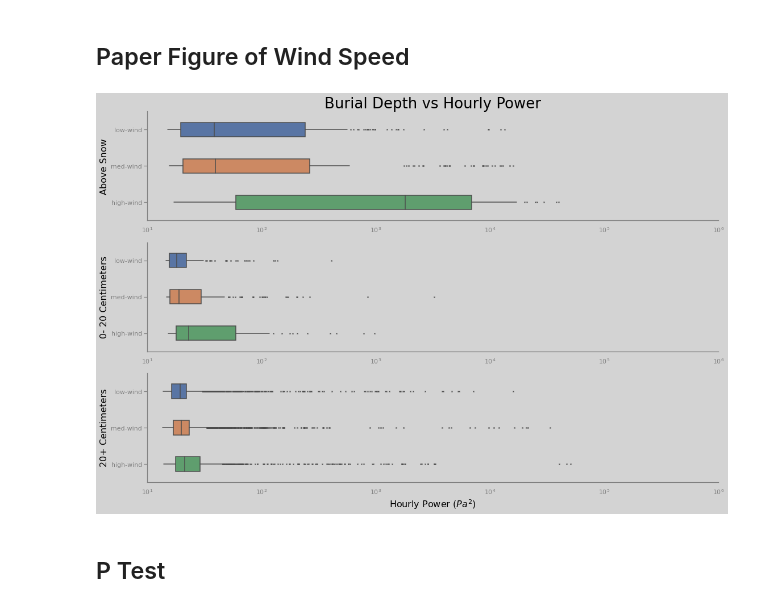
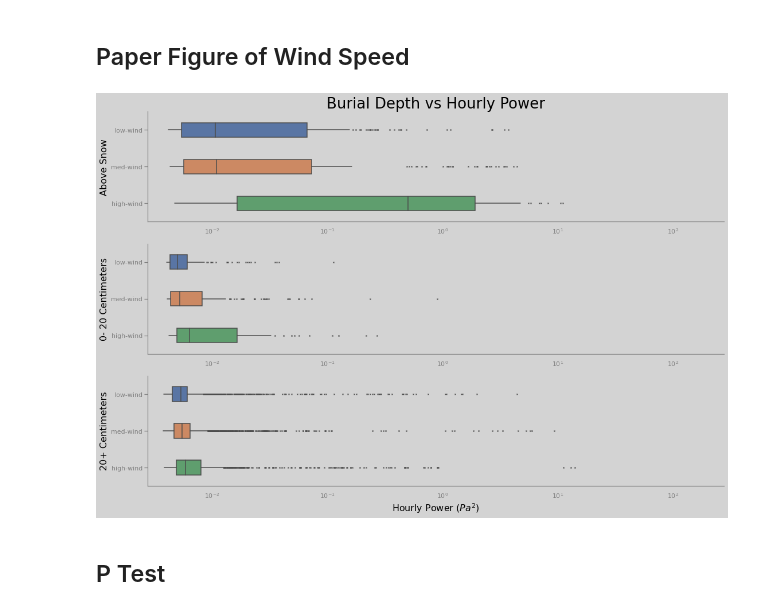
Before and after one commit to ZachHoppinen/infrasound-snow-attenuation, a Jupyter notebook: src/wind_analysis/wind_vis.ipynb, the cells around one changed output. Saved outputs shown, nothing was run; the diff lists cells and outputs as text; code cells hidden in the pictures.

Commit message:
energy to power for wind speed fig

```diff
--- a/src/wind_analysis/wind_vis.ipynb
+++ b/src/wind_analysis/wind_vis.ipynb
@@ -198,32 +198,33 @@ sns.set_context("notebook", rc={"font.size":16,
 ## Paper Figure of Wind Speed
 # %%
 f, axes = plt.subplots(3)
-wind_snow = wind[(wind.h != 2.00) & (wind.cor < 1)]
-
+wind_snow = wind.loc[(wind.h != 2.00) & (wind.cor < 1)].copy()
+wind_snow.loc[:, 'broad_power'] = wind_snow.loc[:, 'broad_power']/(60*60)
 ylabels = ['Above Snow','0- 20 Centimeters','20+ Centimeters']
 for j, h in enumerate([0, (0, 0.2), 0.2]):
         if j == 0:
             plot = wind_snow.loc[(wind_snow.sd_delta < h)]
         if j == 1:
             ax = plot = wind_snow.loc[(wind_snow.sd_delta > h[0]) & (wind_snow.sd_delta < h[1])]
         if j == 2:
             plot = wind_snow.loc[(wind_snow.sd_delta > h)]
 
+        # plot.loc[:,'broad_power'] = (plot['broad_power']/(60*60)).values
         ax = sns.boxplot(y = 'wind_cat', x = 'broad_power', data = plot, ax = axes[j], showcaps = False, flierprops={"marker": "x"}, fliersize= 2, width = 0.4)
 
         ax.set_ylabel(ylabels[j])
         if j == 0:
             ax.set_title('Burial Depth vs Hourly Power')
         if j == 2:
             ax.set_xlabel('Hourly Power ($Pa^{2}$)')
         else:
             ax.set_xlabel('')
             ax.set_xticks([])
         ax.set_xscale('log')
-        ax.set_xlim(10, 10e5)
-plt.savefig(join('/bsuhome/zacharykeskinen/infrasound/figures/wind','boxplot_wind_depth_binv2'), dpi = 300)
+        ax.set_xlim(10/(60*60), 10e5/(60*60))
+plt.savefig(join('/bsuhome/zacharykeskinen/infrasound/figures/wind','boxplot_wind_depth_binv3'), dpi = 300)
 # %% [output]
-[figure, old version]
+[figure, new version]
 # %% [markdown]
 ## P Test
 # %%
```
Also changed, not shown: parts of 6 cells of this notebook, 4 other files.
